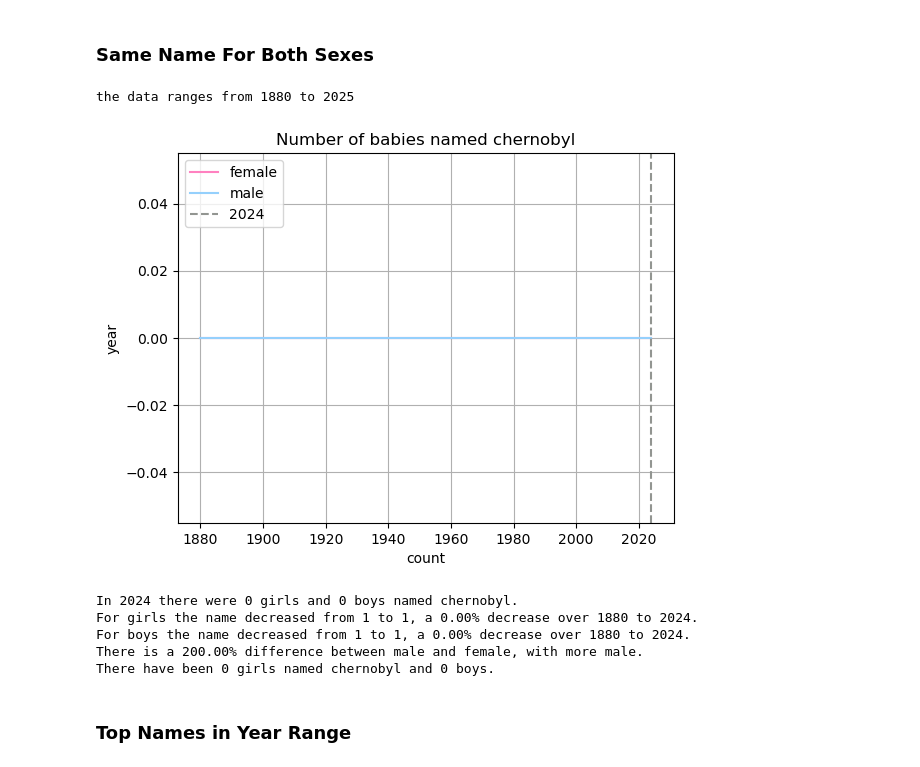
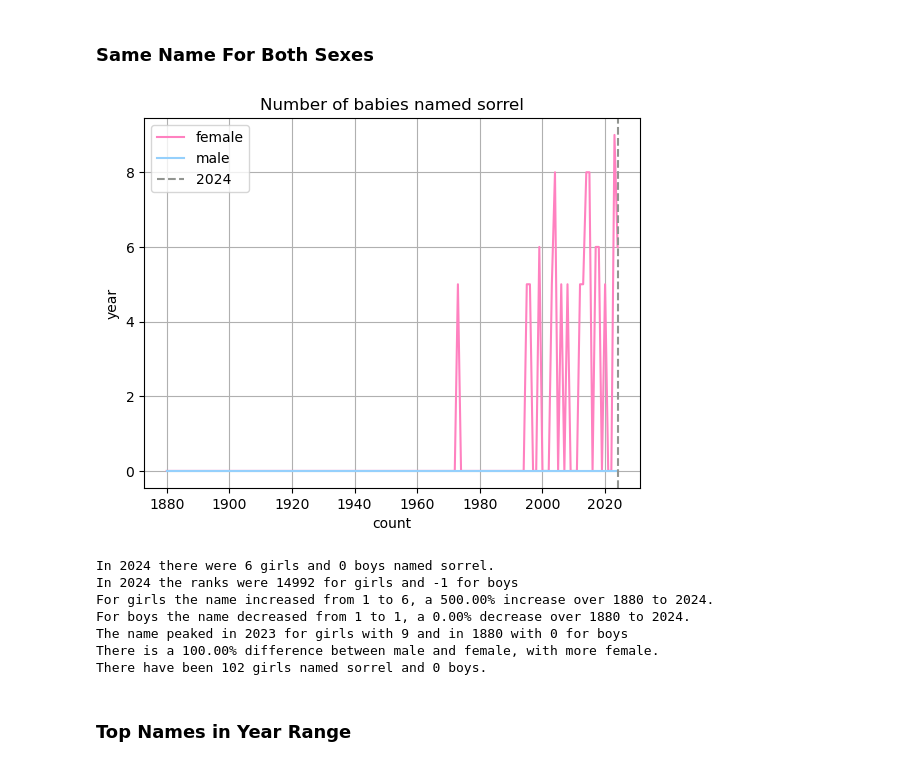
Before and after one commit to MalinMorris/NameData, a Jupyter notebook: data.ipynb, the cells around one changed output. Drawn from its saved outputs; the diff is of its cells as text; code cells hidden in the pictures.

```diff
--- a/data.ipynb
+++ b/data.ipynb
@@ -107,41 +115,49 @@ the data ranges from 1880 to 2025
 # %% [markdown]
 ### Same Name For Both Sexes
 # %%
-name = input("Enter the name: ")
-min_y, max_y = fun.year_input()
-year = fun.single_year_input(min_y, max_y)
+name = input("Enter the name: ").lower()
+# min_y, max_y = fun.year_input()
+min_y = min_data_year
+max_y = max_data_year
+# year = fun.single_year_input(min_y, max_y)
+year = 2024
 show = True
 name_counts_f, ignore = fun.name_counts_years(name, "f", min_y, max_y)
 name_counts_m, ignore = fun.name_counts_years(name, "m", min_y, max_y)
 
 total_sum_f = int(sum(name_counts_f))
 percent_change_f, initial_f, final_f = fun.calculate_percent_change(name_counts_f)
 change_verb_f = "increase" if percent_change_f > 0 else "decrease"
 percent_change_f = abs(percent_change_f)
 total_sum_m = int(sum(name_counts_m))
 percent_change_m, initial_m, final_m = fun.calculate_percent_change(name_counts_m)
 change_verb_m = "increase" if percent_change_m > 0 else "decrease"
 percent_change_m = abs(percent_change_m)
 per_diff = fun.calculate_percent_diff(total_sum_f, total_sum_m)
+peak_count_year_f, peak_count_f = fun.peak_year(name_counts_f, min_y)
+peak_count_year_m, peak_count_m = fun.peak_year(name_counts_m, min_y)
 
 plt.plot(range(min_y,max_y), name_counts_f, color = female_color, label = "female")
 plt.plot(range(min_y,max_y), name_counts_m, color = male_color, label = "male")
 fun.format_graph(f"Number of babies named {name}", year, True)
 plt.show()
 
 print(f"In {year} there were {int(name_counts_f[year - min_y])} girls and {int(name_counts_m[year - min_y])} boys named {name}.")
+print(f"In {year} the ranks were {fun.get_rank(name, 'f', year)} for girls and {fun.get_rank(name, 'm', year)} for boys")
 print(f"For girls the name {change_verb_f}d from {initial_f} to {final_f}, a {percent_change_f:.2f}% {change_verb_f} over {min_y} to {max_y - 1}.")
 print(f"For boys the name {change_verb_m}d from {initial_m} to {final_m}, a {percent_change_m:.2f}% {change_verb_m} over {min_y} to {max_y - 1}.")
+print(f"The name peaked in {peak_count_year_f} for girls with {peak_count_f} and in {peak_count_year_m} with {peak_count_m} for boys")
 print(f"There is a {per_diff:.2f}% difference between male and female, with more {"female" if total_sum_f > total_sum_m else "male"}.")
 print(f"There have been {total_sum_f} girls named {name} and {total_sum_m} boys.")
 # %% [output]
+[figure, new version]
-the data ranges from 1880 to 2025
+In 2024 there were 6 girls and 0 boys named sorrel.
+In 2024 the ranks were 14992 for girls and -1 for boys
+For girls the name increased from 1 to 6, a 500.00% increase over 1880 to 2024.
+For boys the name decreased from 1 to 1, a 0.00% decrease over 1880 to 2024.
+The name peaked in 2023 for girls with 9 and in 1880 with 0 for boys
+There is a 100.00% difference between male and female, with more female.
+There have been 102 girls named sorrel and 0 boys.
-[figure, old version]
-In 2024 there were 0 girls and 0 boys named chernobyl.
-For girls the name decreased from 1 to 1, a 0.00% decrease over 1880 to 2024.
-For boys the name decreased from 1 to 1, a 0.00% decrease over 1880 to 2024.
-There is a 200.00% difference between male and female, with more male.
-There have been 0 girls named chernobyl and 0 boys.
 # %% [markdown]
 ### Top Names in Year Range
 # %%
```
Also changed, not shown: parts of 6 cells of this notebook, 1 other file.
